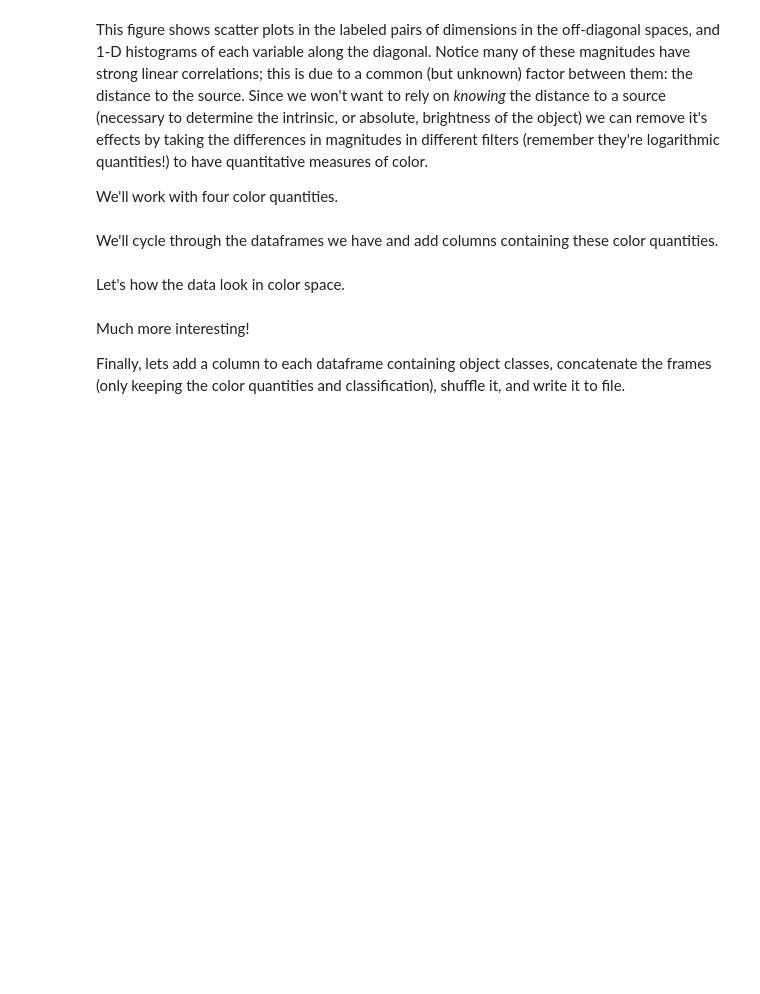
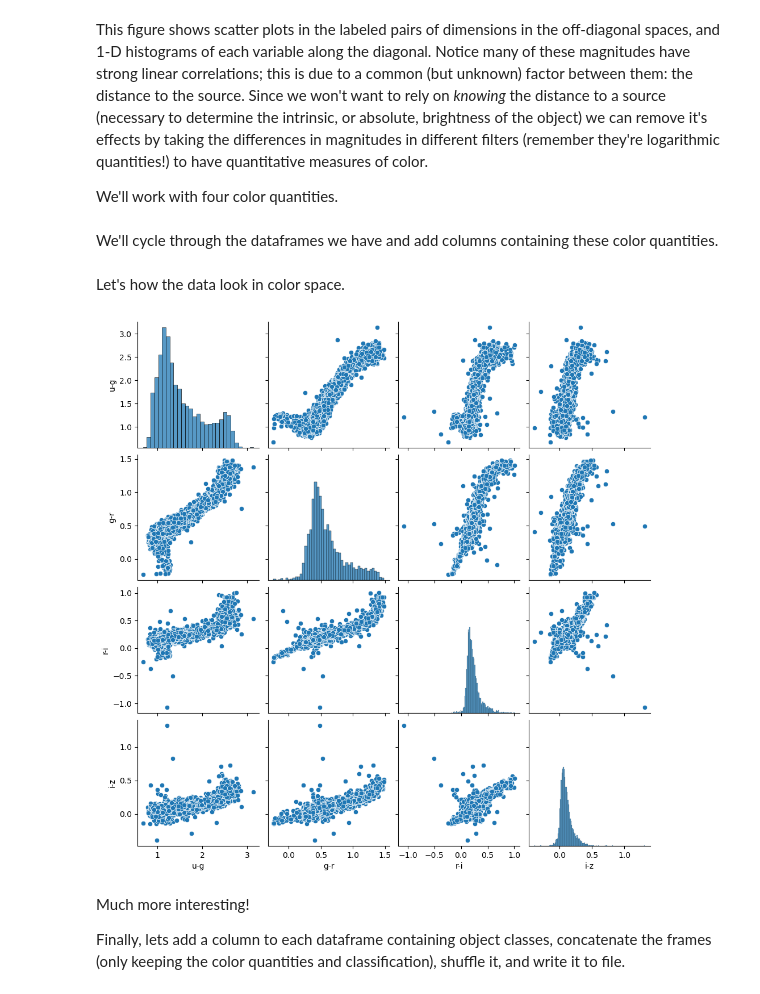
Before and after one commit to maxisi/bfarr-comp-phys-25, a Jupyter notebook: notebooks/Logistic Regression w SDSS.ipynb, the cells around one changed output. Cells and saved outputs as stored; diff of their text form; code cells hidden in the pictures; blank space fills up the shorter version.

```diff
--- a/notebooks/Logistic Regression w SDSS.ipynb
+++ b/notebooks/Logistic Regression w SDSS.ipynb
@@ -99,5 +237,9 @@ We'll cycle through the dataframes we have and add columns containing these colo
 # %% [markdown]
 Let's how the data look in color space.
+# %%
+sns.pairplot(stars, vars=colors);
+# %% [output]
+[figure, added]
 # %% [markdown]
 Much more interesting!
 
```
Also changed, not shown: parts of 26 cells of this notebook.
